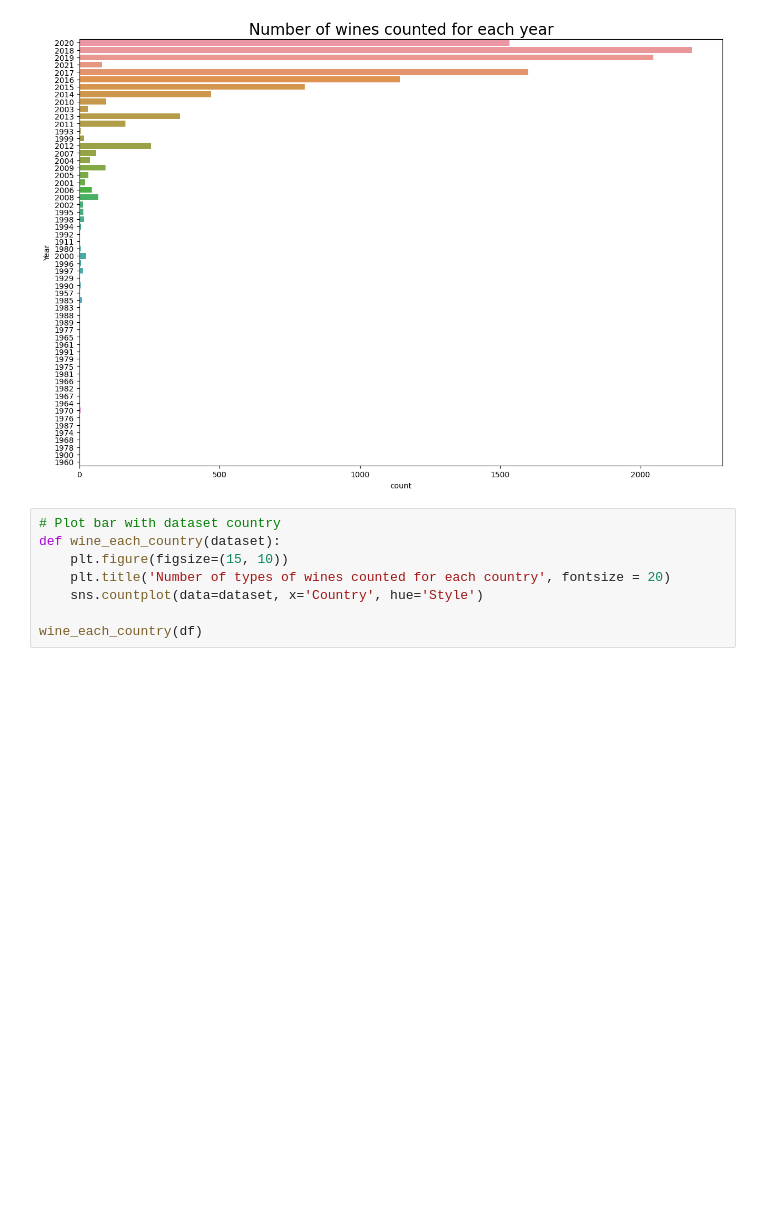
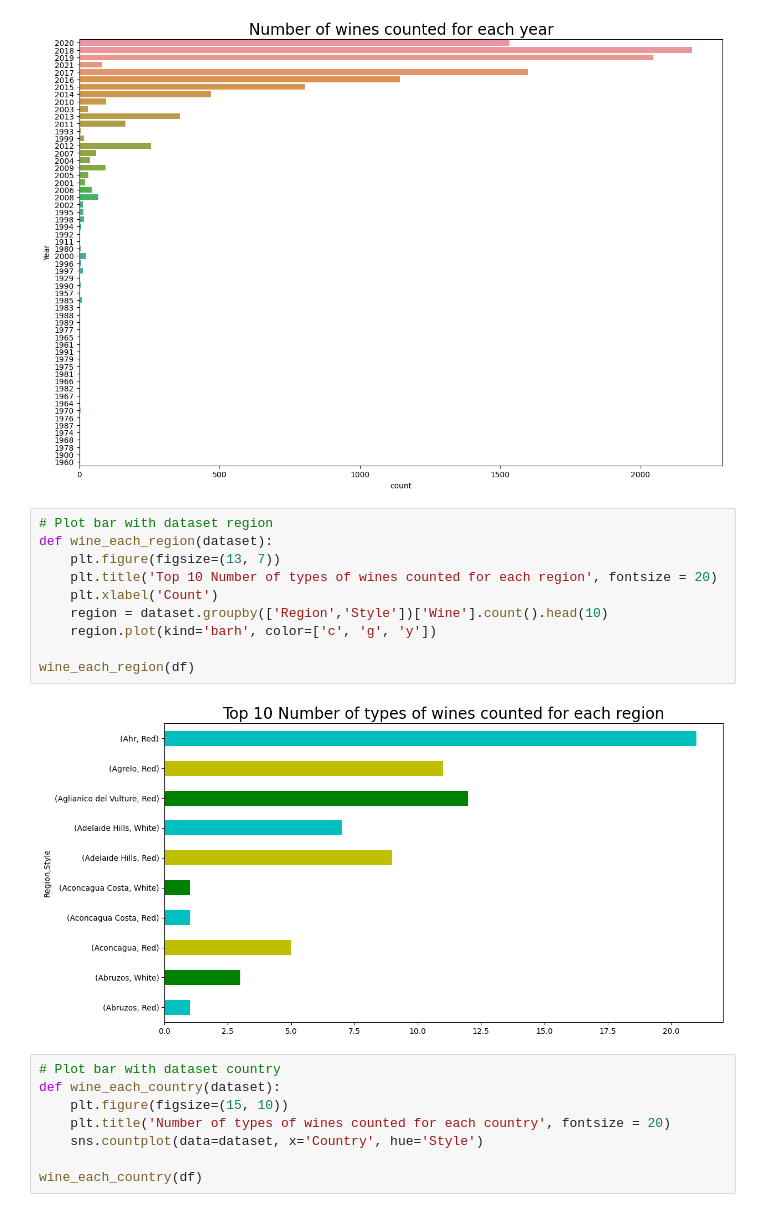
Before and after one commit to otabekds/My-Vivino-project, a Jupyter notebook: vivino.ipynb, the cells around one changed output. Saved outputs shown, nothing was run; the diff lists cells and outputs as text; blank space fills up the shorter version.

```diff
--- a/vivino.ipynb
+++ b/vivino.ipynb
@@ -100,6 +100,18 @@ def count_regions(dataset):
 count_regions(df)
 # %% [output]
 [figure]
+# %%
+# Plot bar with dataset region
+def wine_each_region(dataset):
+    plt.figure(figsize=(13, 7))
+    plt.title('Top 10 Number of types of wines counted for each region', fontsize = 20)
+    plt.xlabel('Count')
+    region = dataset.groupby(['Region','Style'])['Wine'].count().head(10)
+    region.plot(kind='barh', color=['c', 'g', 'y'])
+
+wine_each_region(df)
+# %% [output]
+[figure, added]
 # %%
 # Plot bar with dataset country
 def wine_each_country(dataset):
```
Also changed, not shown: parts of 2 cells of this notebook.
